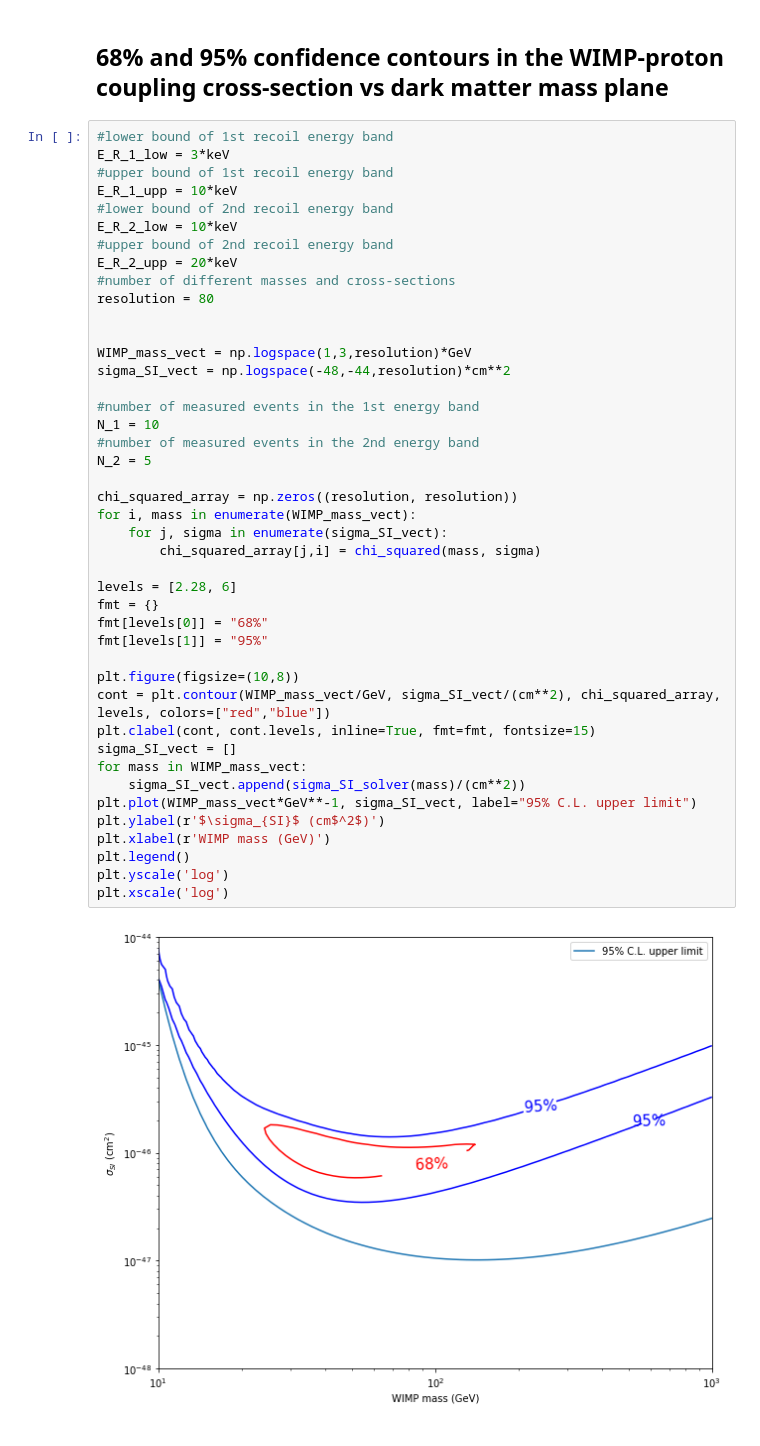
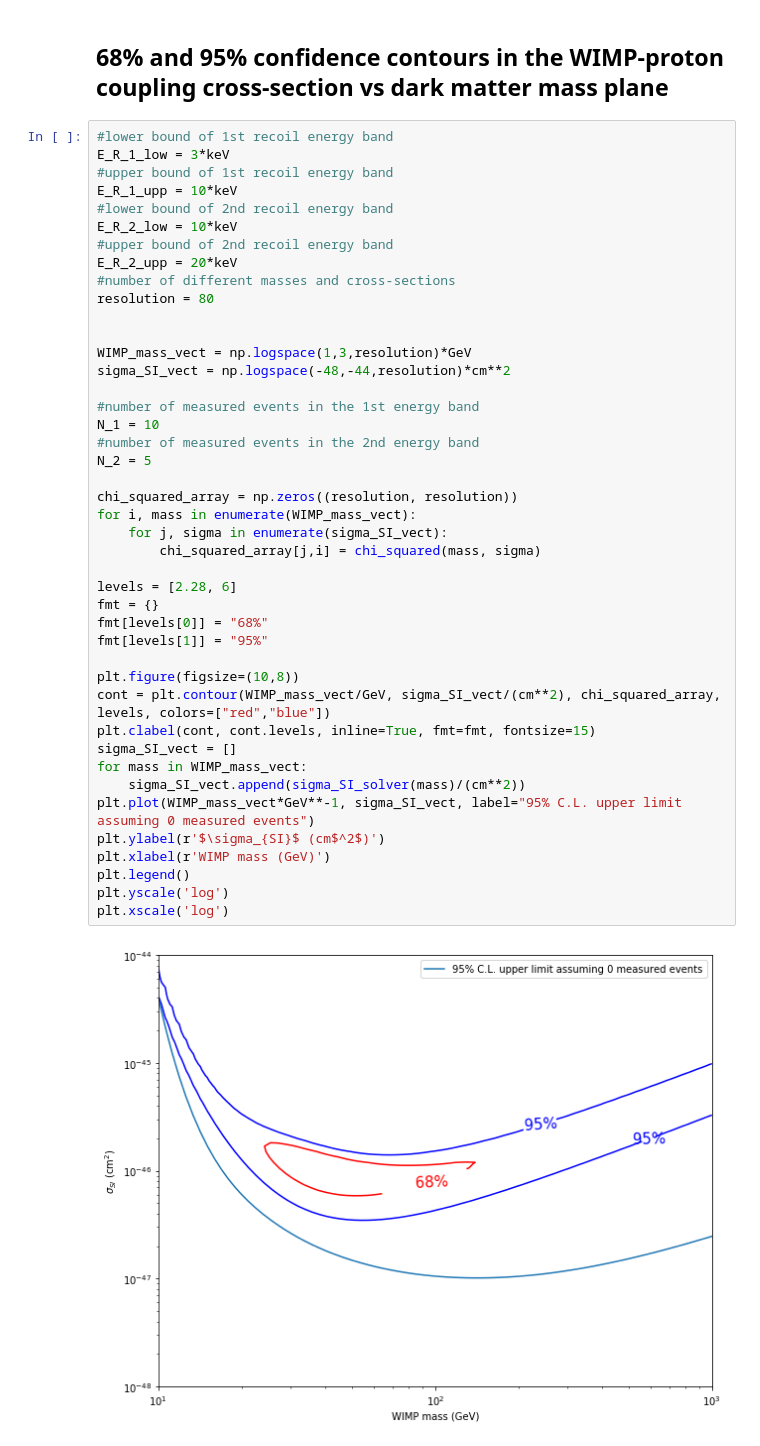
Before and after one commit to adam-coogan/gss19_subhalos, a Jupyter notebook: notebooks/week_3_final.ipynb, the cells around one changed output. Saved outputs shown, nothing was run; the diff lists cells and outputs as text.

Commit message:
Change legend of contour plot

```diff
--- a/notebooks/week_3_final.ipynb
+++ b/notebooks/week_3_final.ipynb
@@ -161,32 +161,32 @@ resolution = 80
 WIMP_mass_vect = np.logspace(1,3,resolution)*GeV
 sigma_SI_vect = np.logspace(-48,-44,resolution)*cm**2
 
 #number of measured events in the 1st energy band
 N_1 = 10
 #number of measured events in the 2nd energy band
 N_2 = 5
 
 chi_squared_array = np.zeros((resolution, resolution))
 for i, mass in enumerate(WIMP_mass_vect):
     for j, sigma in enumerate(sigma_SI_vect):
         chi_squared_array[j,i] = chi_squared(mass, sigma)
 
 levels = [2.28, 6]
 fmt = {}
 fmt[levels[0]] = "68%"
 fmt[levels[1]] = "95%"
 
 plt.figure(figsize=(10,8))
 cont = plt.contour(WIMP_mass_vect/GeV, sigma_SI_vect/(cm**2), chi_squared_array, levels, colors=["red","blue"])
 plt.clabel(cont, cont.levels, inline=True, fmt=fmt, fontsize=15)
 sigma_SI_vect = []
 for mass in WIMP_mass_vect:
     sigma_SI_vect.append(sigma_SI_solver(mass)/(cm**2))
-plt.plot(WIMP_mass_vect*GeV**-1, sigma_SI_vect, label="95% C.L. upper limit")
+plt.plot(WIMP_mass_vect*GeV**-1, sigma_SI_vect, label="95% C.L. upper limit assuming 0 measured events")
 plt.ylabel(r'$\sigma_{SI}$ (cm$^2$)')
 plt.xlabel(r'WIMP mass (GeV)')
 plt.legend()
 plt.yscale('log')
 plt.xscale('log')
 # %% [output]
-[figure, old version]
+[figure, new version]
```
